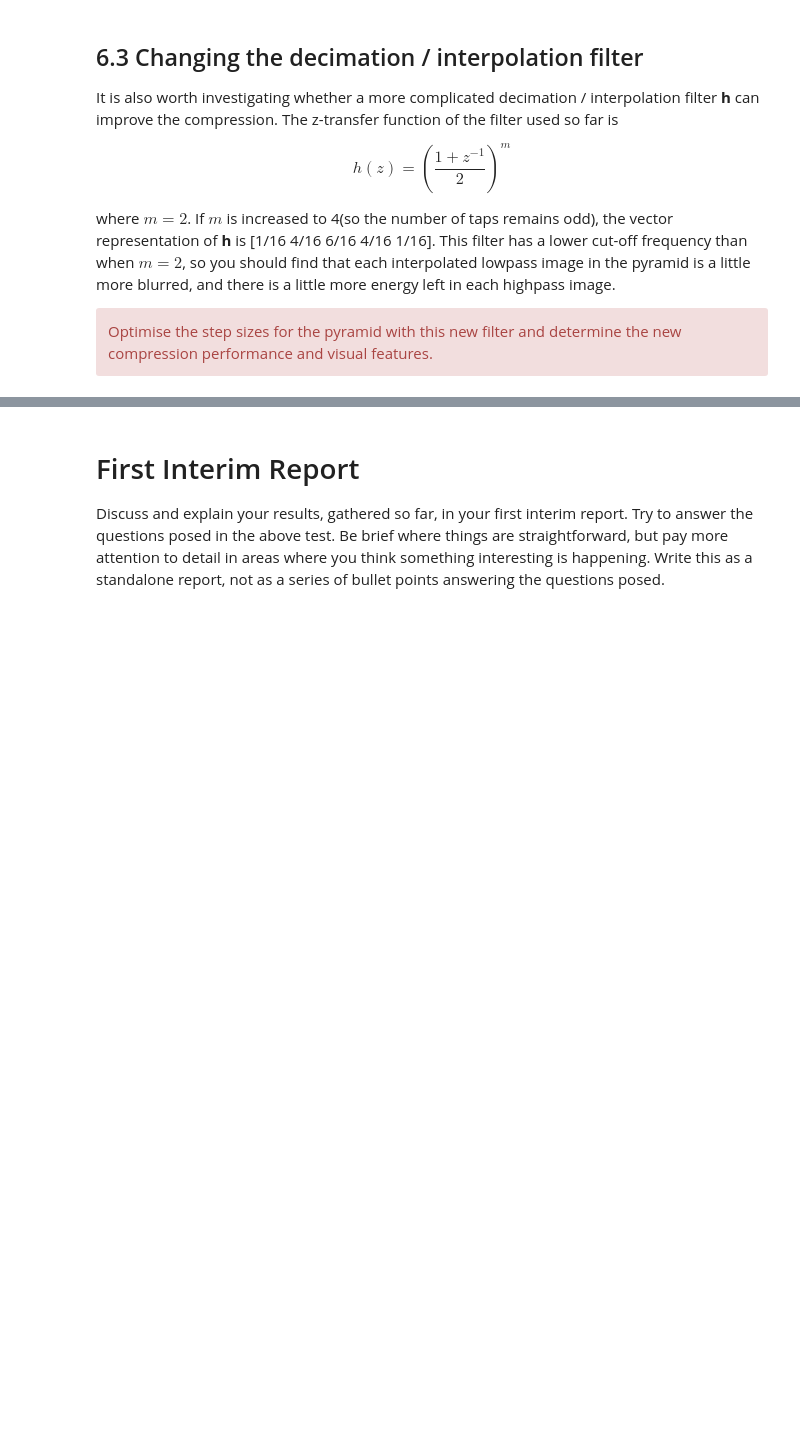
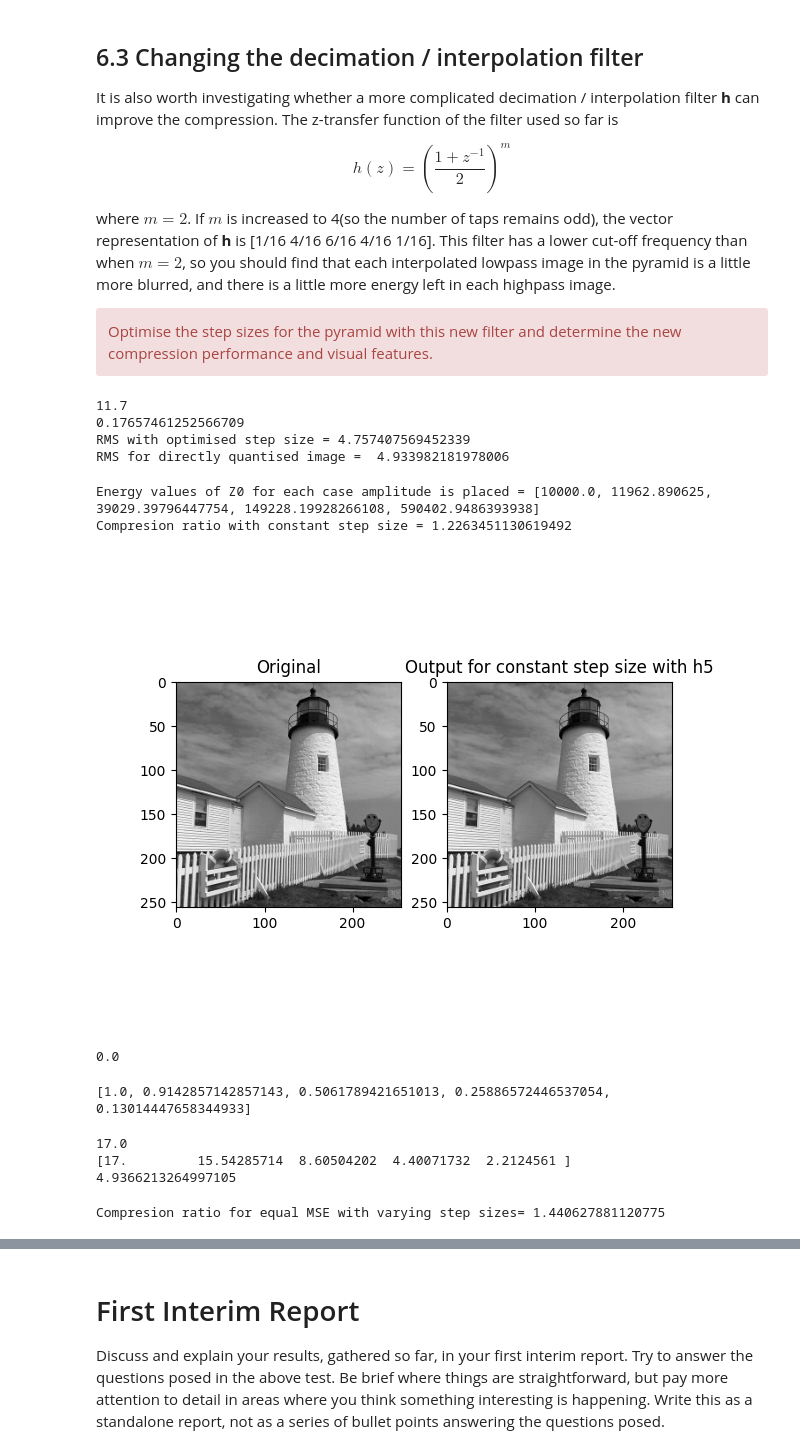
Before and after one commit to ki277/cued_sf2_lab, a Jupyter notebook: 6-laplacian-pyramid.ipynb, the cells around one changed output, grey strips where cells are left out. Cells and saved outputs as stored; diff of their text form; code cells hidden in the pictures; blank space fills up the shorter version.

```diff
--- a/6-laplacian-pyramid.ipynb
+++ b/6-laplacian-pyramid.ipynb
@@ -670,4 +727,75 @@ Optimise the step sizes for the pyramid with this new filter and determine the n
 </div>
 # %%
 # Repeat the previous experiments with a new h here
-h = np.array([1, 4, 6, 4, 1]) / 16.0
+h5 = np.array([1, 4, 6, 4, 1]) / 16.0
+# %%
+# Find the optimal step size
+index_h5, error_h5, rms_list_h5 = optimise_step(X, h5)
+print(index_h5)
+print(error_h5[int(index_h5*10)])
+print(f'RMS with optimised step size = {rms_list_h5[int(index_h5*10)]}')
+print('RMS for directly quantised image = ', np.std(X - quantise(X, 17)))
+# %% [output]
+11.7
+0.17657461252566709
+RMS with optimised step size = 4.757407569452339
+RMS for directly quantised image =  4.933982181978006
+# %%
+# optain compression ratio for the case with constant impulse amplitude = 100
+Y0_h5, Y1_h5, Y2_h5, Y3_h5, X4_h5 = py4enc(X, h5)
+pyramid_h5 = [Y0_h5, Y1_h5, Y2_h5, Y3_h5, X4_h5]
+step_h5 = [index_h5]*5
+print(f'Energy values of Z0 for each case amplitude is placed = {obtain_energy(impulse_amp, h5)}')
+num_bits_X_h5, num_bits_h5 = count_num_bits(X, pyramid_h5, step_h5)
+SUM_h5 = sum(num_bits_h5)
+comp_h5 = num_bits_X_h5/SUM_h5
+print(f'Compresion ratio with constant step size = {comp_h5}')
+# %% [output]
+Energy values of Z0 for each case amplitude is placed = [10000.0, 11962.890625, 39029.39796447754, 149228.19928266108, 590402.9486393938]
+Compresion ratio with constant step size = 1.2263451130619492
+# %%
+# look at the visual features for constant step size
+Z3_h5, Z2_h5, Z1_h5, Z0_h5 = py4dec(Y0_h5, Y1_h5, Y2_h5, Y3_h5, X4_h5, h5)
+
+fig, ax = plt.subplots(1, 2)
+ax[0].imshow(X, cmap='gray')
+ax[0].set_title('Original')
+ax[1].imshow(Z0_h5, cmap='gray')
+ax[1].set_title('Output for constant step size with h5')
+plt.show()
+
+diff_h5 = np.max(np.abs(X - Z0_h5))
+print(diff_h5)
+# %% [output]
+[figure, added]
+0.0
+# %%
+# Find the step size ratios for equal MSE with h5
+energies_MSE_h5 = obtain_energy(impulse_amp, h5)
+step_size_h5 = [1 / np.sqrt(energy) for energy in energies_MSE_h5]
+step_size_ratios_h5 = []
+for i in range(len(step_size_h5)):
+    step_size_ratios_h5.append(np.sqrt(energies_MSE_h5[0])/np.sqrt(energies_MSE_h5[i]))
+
+print(step_size_ratios_h5)
+# %% [output]
+[1.0, 0.9142857142857143, 0.5061789421651013, 0.25886572446537054, 0.13014447658344933]
+# %%
+# Find the step size ratios for equal MSE with h5
+index_mse_h5, error_mse_h5, rms_mse_h5 = optimise_step_mse(X, h5, step_size_ratios_h5)
+print(index_mse_h5)
+size_opt_h5 = index_mse_h5 * np.array(step_size_ratios_h5)
+print(size_opt_h5)
+print(rms_mse_h5[int(index_mse_h5*10)])
+# %% [output]
+17.0
+[17.         15.54285714  8.60504202  4.40071732  2.2124561 ]
+4.9366213264997105
+# %%
+# Find the compression ratios for equal mse with h5
+num_bits_X_h5, num_bits_h5 = count_num_bits(X, pyramid_h5, size_opt_h5)
+SUM_h5 = sum(num_bits_h5)
+comp_h5 = num_bits_X_h5/SUM_h5
+print(f'Compresion ratio for equal MSE with varying step sizes= {comp_h5}')
+# %% [output]
+Compresion ratio for equal MSE with varying step sizes= 1.440627881120775
```
Also changed, not shown: parts of 23 cells of this notebook, 2 other files.
